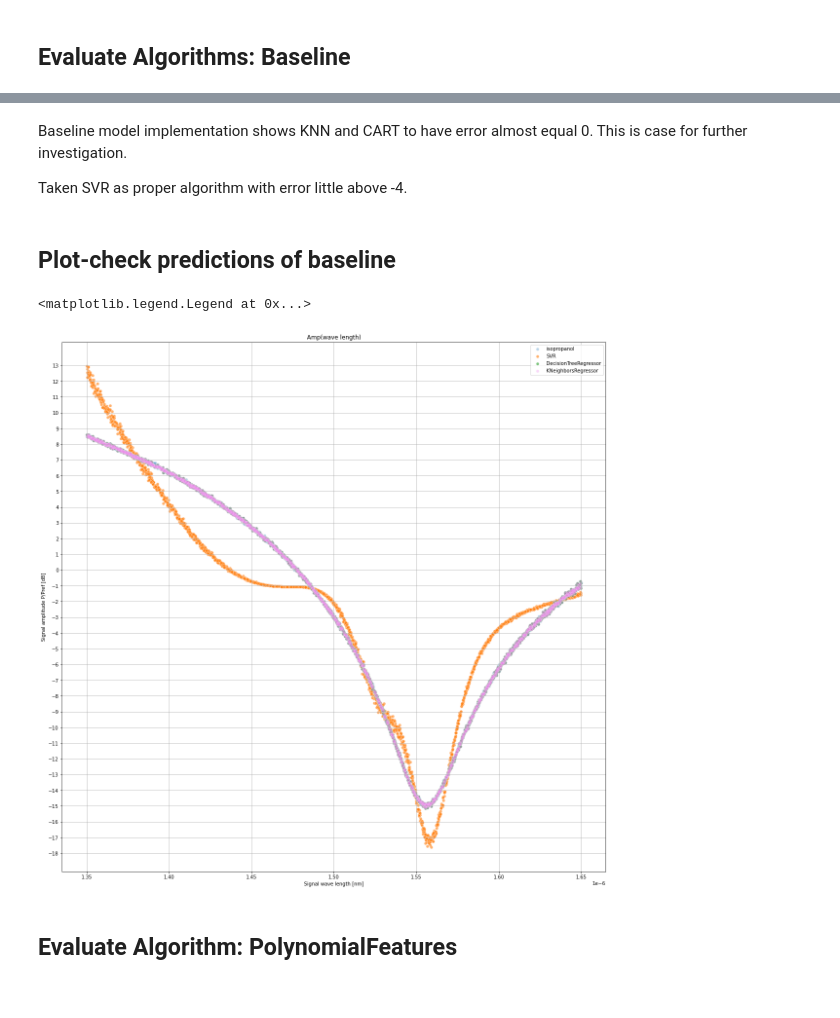
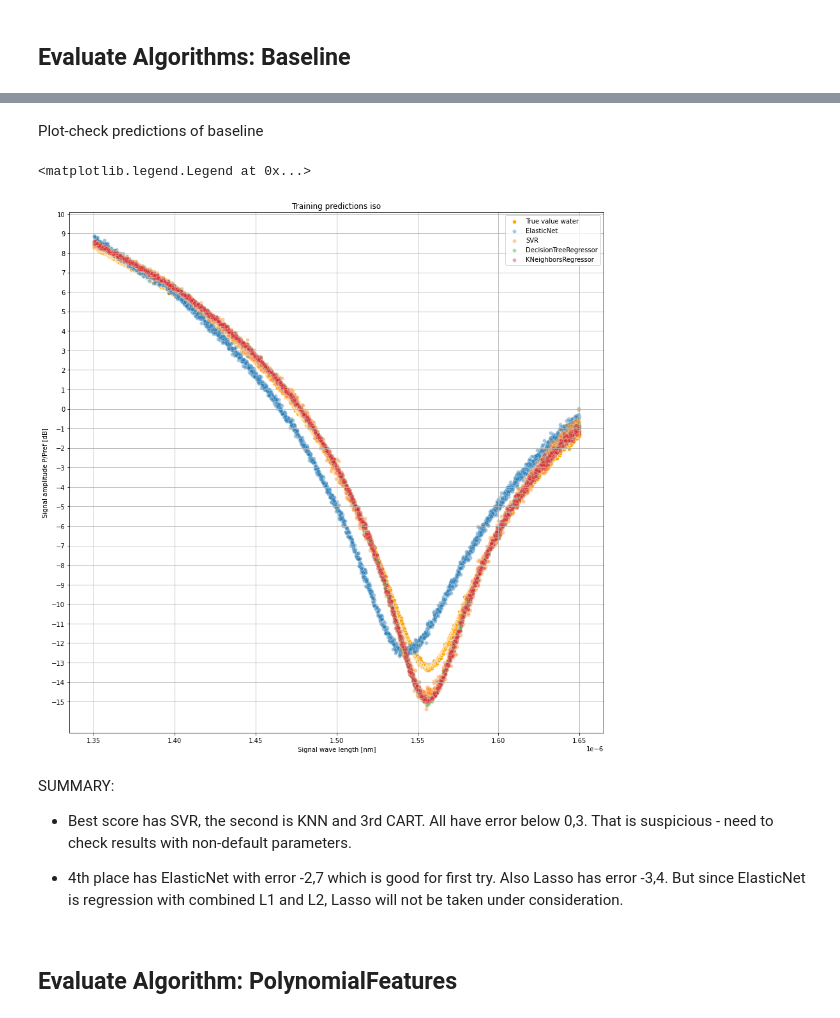
Before and after one commit to mrMichalR/AI_for_industry, a Jupyter notebook: AI_for_industry_v3.ipynb, the cells around one changed output, grey strips where cells are left out. Saved outputs shown, nothing was run; the diff lists cells and outputs as text; code cells hidden in the pictures.

```diff
--- a/AI_for_industry_v3.ipynb
+++ b/AI_for_industry_v3.ipynb
@@ -371,8 +375,8 @@ iso['mean_iso'] = iso.iloc[:, 1:11].mean(axis=1)
 # iso[:,0,0]
 print(iso, 3*'\n')
 
-air['mean_air'] = air.iloc[:, 1:11].mean(axis=1)
-print(air, 3*'\n')
+# air['mean_air'] = air.iloc[:, 1:11].mean(axis=1)
+# print(air, 3*'\n')
 
 water['mean_water'] = water.iloc[:, 1:11].mean(axis=1)
 print(water, 3*'\n')
@@ -774,2 +864,6 @@ RMSE:  0.4052
 # %% [markdown]
 # Model build for Isopropanol based on air
+# %%
+air_iso = pd.concat([air,iso['mean_iso']], axis=1)
+set_option('precision',10)
+air_iso
@@ -777,9 +885,8 @@ RMSE:  0.4052
 ##  Dataset split for Isopropanol based on air
 # %%
 # Split-out validation dataset
-df_iso = mean_results.copy()
-X_iso_air = df_iso.drop(['mean_water'], axis=1) # features
-y_iso_air = df_iso.pop('mean_iso') # target
+X_iso_air = air_iso.copy() # zmienne niezależne (features)
+y_iso_air = X_iso_air.pop('mean_iso') # zmienna zależna (target
 
 X_train_iso_air, X_test_iso_air, y_train_iso_air, y_test_iso_air = train_test_split(X_iso_air, y_iso_air, test_size=0.20, random_state=42)
 
@@ -844,26 +950,29 @@ plt.show()
-# %% [markdown]
-Baseline model implementation shows KNN and CART to have error almost equal 0. This is case for further investigation.
-
-Taken SVR as proper algorithm with error little above -4.
 # %% [markdown]
-## Plot-check predictions of baseline
+Plot-check predictions of baseline
 # %%
-fig, ax = plt.subplots(figsize=(20, 20))
+fig, ax = plt.subplots(figsize=(15, 15))
 # sns.scatterplot(data=air, x='wave_length', y='mean_air', label='air')
-sns.scatterplot(data=iso, x='wave_length', y='mean_iso', label='isopropanol', alpha=0.3)
-# sns.scatterplot(data=water, x='wave_length', y='mean_water', label='water', alpha=0.3)
-sns.scatterplot(data=X_train_iso_air, x='wave_length', y=SVR(kernel='poly').fit(X_train_iso_air,y_train_iso_air).predict(X_train_iso_air), label='SVR', alpha=0.6)
-sns.scatterplot(data=X_train_iso_air, x='wave_length', y=DecisionTreeRegressor().fit(X_train_iso_air,y_train_iso_air).predict(X_train_iso_air), label='DecisionTreeRegressor', alpha=0.6)
-sns.scatterplot(data=X_train_iso_air, x='wave_length', y=KNeighborsRegressor(n_neighbors=1).fit(X_train_iso_air,y_train_iso_air).predict(X_train_iso_air), label='KNeighborsRegressor',alpha=0.3, color='violet')
+# sns.scatterplot(data=iso, x='wave_length', y='mean_iso', label='isopropanol')
+sns.scatterplot(data=water, x='wave_length', y='mean_water', label='True value water', alpha=1, color='orange')
+sns.scatterplot(data=X_train_iso_air, x='wave_length', y=ElasticNet().fit(X_train_iso_air,y_train_iso_air).predict(X_train_iso_air), label='ElasticNet', alpha=0.4)
+sns.scatterplot(data=X_train_iso_air, x='wave_length', y=SVR().fit(X_train_iso_air,y_train_iso_air).predict(X_train_iso_air), label='SVR', alpha=0.4)
+sns.scatterplot(data=X_train_iso_air, x='wave_length', y=DecisionTreeRegressor().fit(X_train_iso_air,y_train_iso_air).predict(X_train_iso_air), label='DecisionTreeRegressor', alpha=0.4)
+sns.scatterplot(data=X_train_iso_air, x='wave_length', y=KNeighborsRegressor().fit(X_train_iso_air,y_train_iso_air).predict(X_train_iso_air), label='KNeighborsRegressor',alpha=0.4)
 plt.xlabel("Signal wave length [nm]")
 plt.ylabel("Signal amplitude P/Pref [dB]")
-plt.title("Amp(wave length)")
+plt.title("Training predictions iso")
 plt.grid()
-plt.yticks(np.arange(-18, 14, step=1))
+plt.yticks(np.arange(-15, 11, step=1))
 plt.legend()
 # %% [output]
 <matplotlib.legend.Legend at 0x...>
-[figure, old version]
+[figure, new version]
+# %% [markdown]
+SUMMARY:
+
+* Best score has SVR, the second is KNN and 3rd CART. All have error below 0,3. That is suspicious - need to check results with non-default parameters.
+
+* 4th place has ElasticNet with error -2,7 which is good for first try. Also Lasso has error -3,4. But since ElasticNet is regression with combined L1 and L2, Lasso will not be taken under consideration.
 # %% [markdown]
 ## Evaluate Algorithm: PolynomialFeatures
 # %%
```
Also changed, not shown: parts of 73 cells of this notebook.
